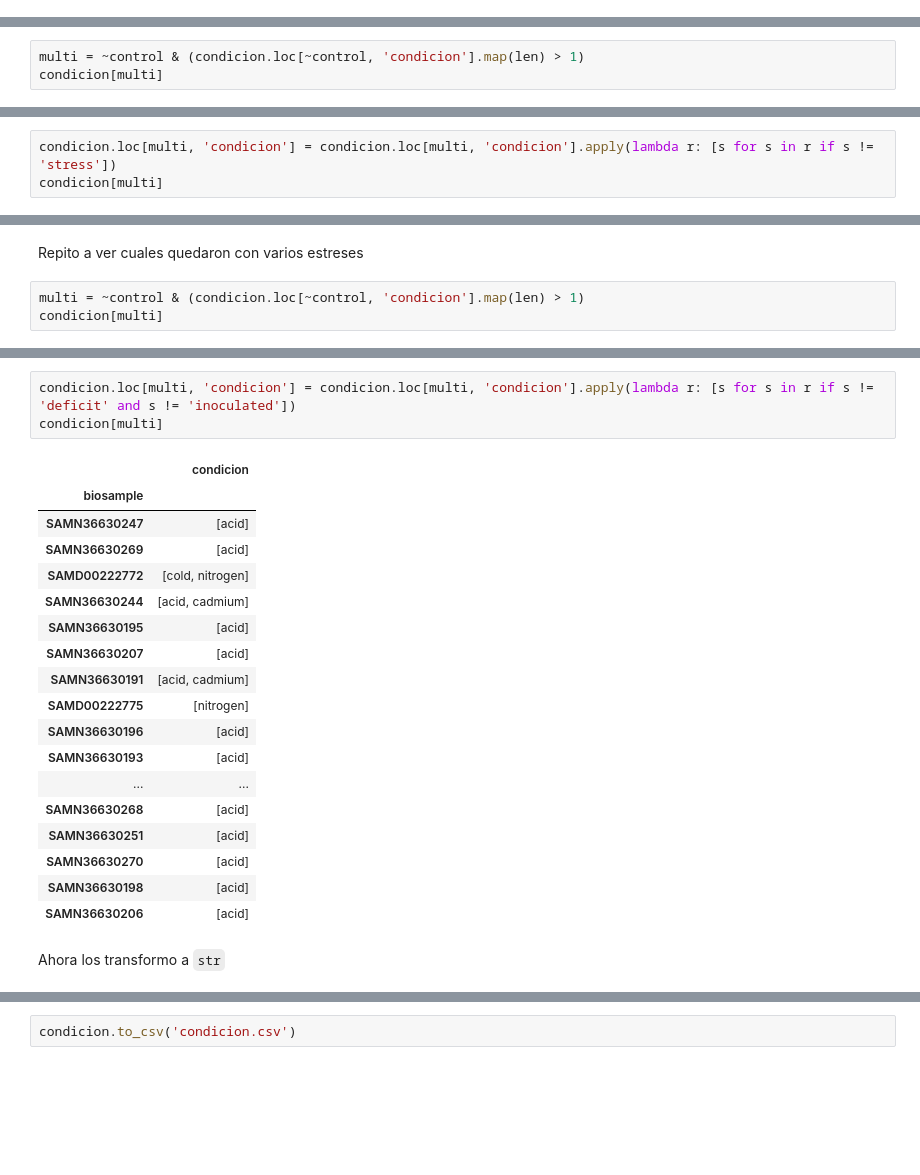
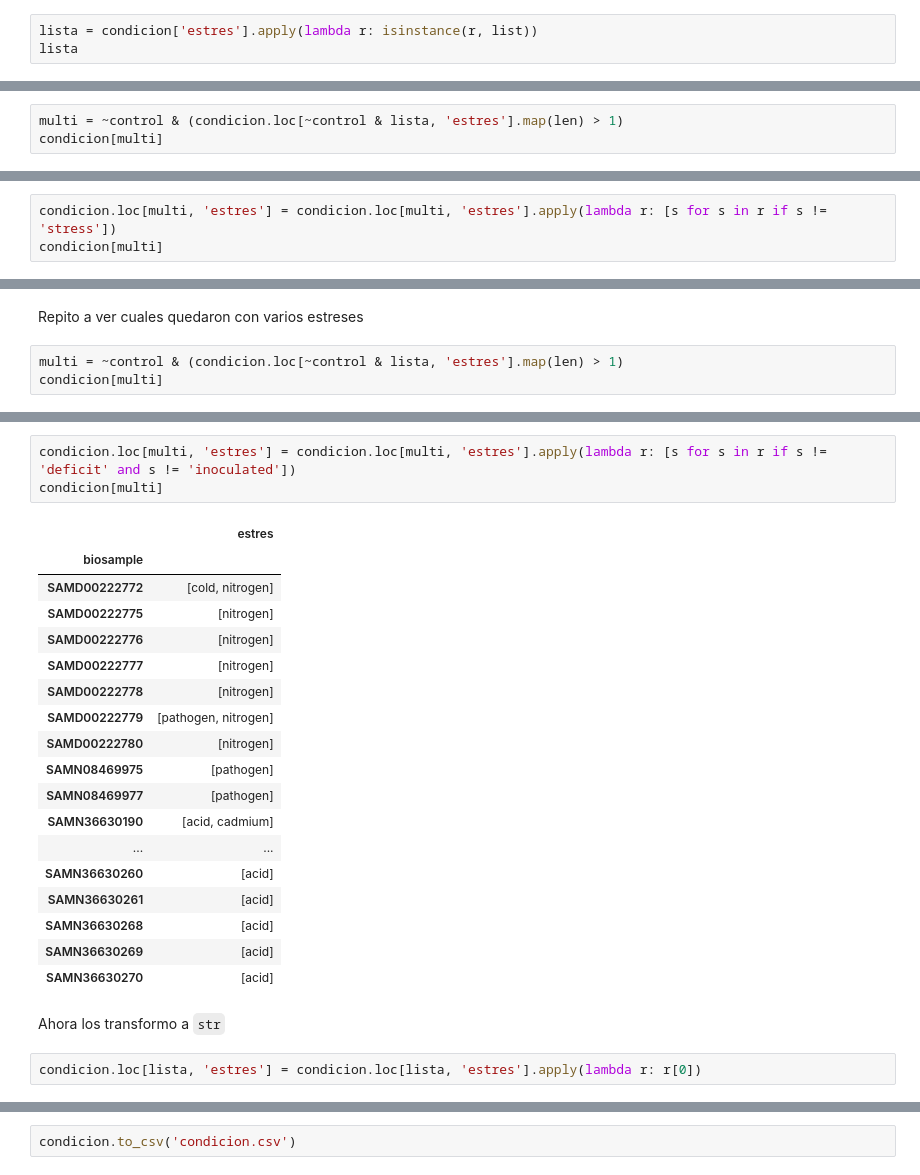
Before and after one commit to freire-guido/soy-biomarkers, a Jupyter notebook: anotacion/sample.ipynb, the cells around one changed output, grey strips where cells are left out. Saved outputs shown, nothing was run; the diff lists cells and outputs as text; blank space fills up the shorter version.

````diff
--- a/anotacion/sample.ipynb
+++ b/anotacion/sample.ipynb
@@ -152,0 +245,3 @@ condicion
+# %%
+lista = condicion['estres'].apply(lambda r: isinstance(r, list))
+lista
@@ -153,4 +262,4 @@ condicion
 # %%
-multi = ~control & (condicion.loc[~control, 'condicion'].map(len) > 1)
+multi = ~control & (condicion.loc[~control & lista, 'estres'].map(len) > 1)
 condicion[multi]
 # %% [output]
@@ -171,6 +280,6 @@ condicion[multi]
 # %% [markdown]
 Muchas muestras tienen stress además del estrés específico. Me quedo con este último.
 # %%
-condicion.loc[multi, 'condicion'] = condicion.loc[multi, 'condicion'].apply(lambda r: [s for s in r if s != 'stress'])
+condicion.loc[multi, 'estres'] = condicion.loc[multi, 'estres'].apply(lambda r: [s for s in r if s != 'stress'])
 condicion[multi]
 # %% [output]
@@ -191,6 +300,6 @@ condicion[multi]
 # %% [markdown]
 Repito a ver cuales quedaron con varios estreses
 # %%
-multi = ~control & (condicion.loc[~control, 'condicion'].map(len) > 1)
+multi = ~control & (condicion.loc[~control & lista, 'estres'].map(len) > 1)
 condicion[multi]
 # %% [output]
@@ -215,24 +324,26 @@ condicion[multi]
 # %%
-condicion.loc[multi, 'condicion'] = condicion.loc[multi, 'condicion'].apply(lambda r: [s for s in r if s != 'deficit' and s != 'inoculated'])
+condicion.loc[multi, 'estres'] = condicion.loc[multi, 'estres'].apply(lambda r: [s for s in r if s != 'deficit' and s != 'inoculated'])
 condicion[multi]
 # %% [output]
-|  | condicion |
+|  | estres |
 | biosample |  |
-| SAMN36630247 | [acid] |
+| SAMD00222772 | [cold, nitrogen] |
+| SAMD00222775 | [nitrogen] |
+| SAMD00222776 | [nitrogen] |
+| SAMD00222777 | [nitrogen] |
+| SAMD00222778 | [nitrogen] |
+| SAMD00222779 | [pathogen, nitrogen] |
+| SAMD00222780 | [nitrogen] |
+| SAMN08469975 | [pathogen] |
+| SAMN08469977 | [pathogen] |
+| SAMN36630190 | [acid, cadmium] |
+| ... | ... |
+| SAMN36630260 | [acid] |
+| SAMN36630261 | [acid] |
+| SAMN36630268 | [acid] |
 | SAMN36630269 | [acid] |
-| SAMD00222772 | [cold, nitrogen] |
-| SAMN36630244 | [acid, cadmium] |
-| SAMN36630195 | [acid] |
-| SAMN36630207 | [acid] |
-| SAMN36630191 | [acid, cadmium] |
-| SAMD00222775 | [nitrogen] |
-| SAMN36630196 | [acid] |
-| SAMN36630193 | [acid] |
-| ... | ... |
-| SAMN36630268 | [acid] |
-| SAMN36630251 | [acid] |
 | SAMN36630270 | [acid] |
-| SAMN36630198 | [acid] |
-| SAMN36630206 | [acid] |
 # %% [markdown]
 Ahora los transformo a ```str```
+# %%
+condicion.loc[lista, 'estres'] = condicion.loc[lista, 'estres'].apply(lambda r: r[0])
````
Also changed, not shown: parts of 44 cells of this notebook, 2 other files.
